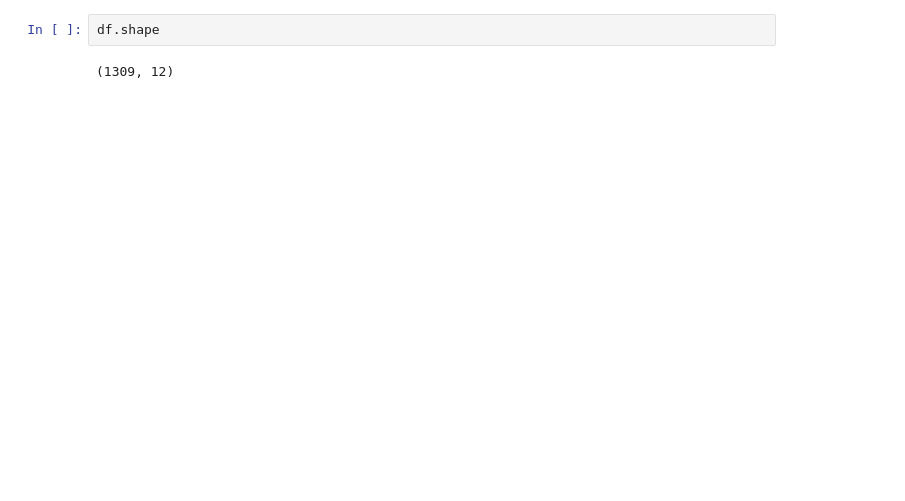
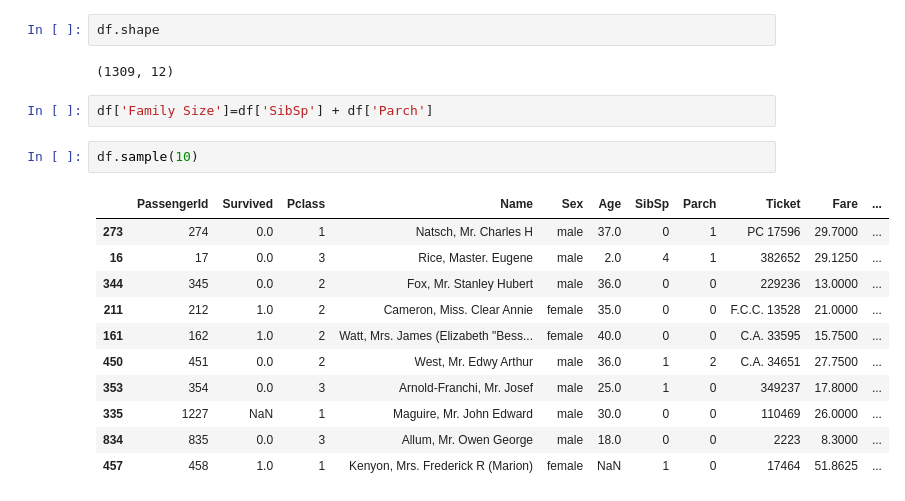
Before and after one commit to ashuwebdevloper/GEN-AI, a Jupyter notebook: ML/EDA/Feature_Engineering.ipynb, the cells around one changed output. Saved outputs shown, nothing was run; the diff lists cells and outputs as text; blank space fills up the shorter version.

```diff
--- a/ML/EDA/Feature_Engineering.ipynb
+++ b/ML/EDA/Feature_Engineering.ipynb
@@ -37,3 +37,19 @@ df.head()
 df.shape
 # %% [output]
 (1309, 12)
+# %%
+df['Family Size']=df['SibSp'] + df['Parch']
+# %%
+df.sample(10)
+# %% [output]
+|  | PassengerId | Survived | Pclass | Name | Sex | Age | SibSp | Parch | Ticket | Fare | ... |
+| 273 | 274 | 0.0 | 1 | Natsch, Mr. Charles H | male | 37.0 | 0 | 1 | PC 17596 | 29.7000 | ... |
+| 16 | 17 | 0.0 | 3 | Rice, Master. Eugene | male | 2.0 | 4 | 1 | 382652 | 29.1250 | ... |
+| 344 | 345 | 0.0 | 2 | Fox, Mr. Stanley Hubert | male | 36.0 | 0 | 0 | 229236 | 13.0000 | ... |
+| 211 | 212 | 1.0 | 2 | Cameron, Miss. Clear Annie | female | 35.0 | 0 | 0 | F.C.C. 13528 | 21.0000 | ... |
+| 161 | 162 | 1.0 | 2 | Watt, Mrs. James (Elizabeth "Bess... | female | 40.0 | 0 | 0 | C.A. 33595 | 15.7500 | ... |
+| 450 | 451 | 0.0 | 2 | West, Mr. Edwy Arthur | male | 36.0 | 1 | 2 | C.A. 34651 | 27.7500 | ... |
+| 353 | 354 | 0.0 | 3 | Arnold-Franchi, Mr. Josef | male | 25.0 | 1 | 0 | 349237 | 17.8000 | ... |
+| 335 | 1227 | NaN | 1 | Maguire, Mr. John Edward | male | 30.0 | 0 | 0 | 110469 | 26.0000 | ... |
+| 834 | 835 | 0.0 | 3 | Allum, Mr. Owen George | male | 18.0 | 0 | 0 | 2223 | 8.3000 | ... |
+| 457 | 458 | 1.0 | 1 | Kenyon, Mrs. Frederick R (Marion) | female | NaN | 1 | 0 | 17464 | 51.8625 | ... |
```
Also changed, not shown: parts of 2 cells of this notebook, 2 other files.
